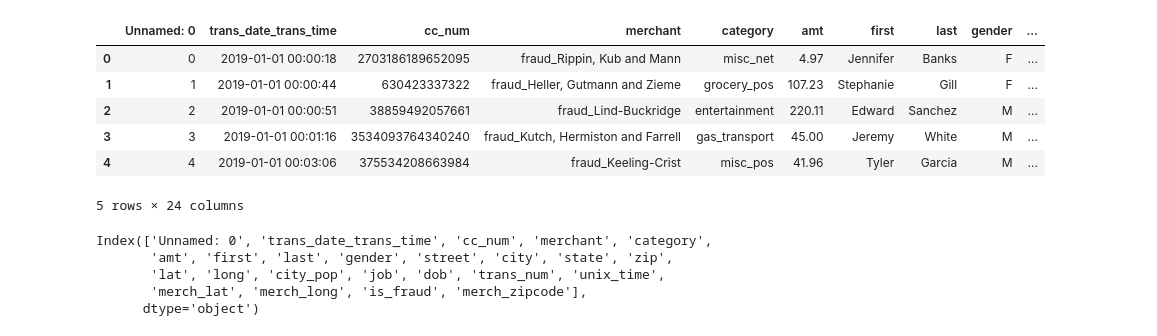
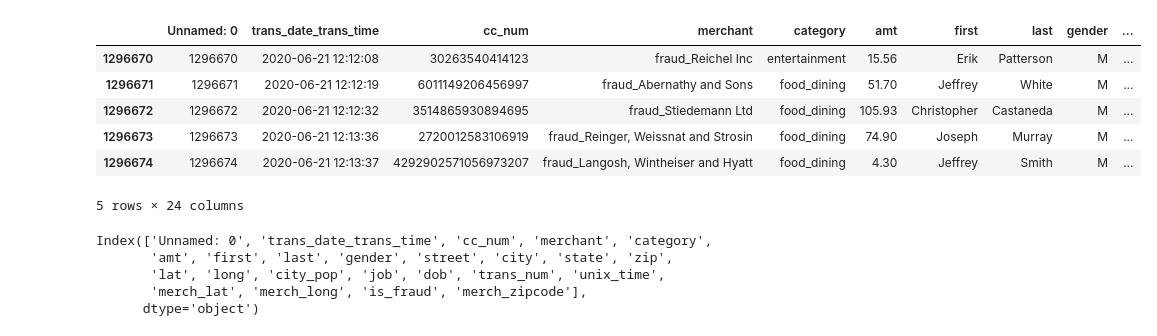
Before and after one commit to asifsemail/project1, a Jupyter notebook: CorrelationAnalysis.ipynb, the cells around one changed output. Drawn from its saved outputs; the diff is of its cells as text; code cells hidden in the pictures.

```diff
--- a/CorrelationAnalysis.ipynb
+++ b/CorrelationAnalysis.ipynb
@@ -24,13 +24,14 @@ from bokeh.models import NumeralTickFormatter
 # %%
 data = pd.read_csv('Resources/credit_card_transactions.csv')
 data.head()
+data.tail()
 # %% [output]
 |  | Unnamed: 0 | trans_date_trans_time | cc_num | merchant | category | amt | first | last | gender | ... |
-| 0 | 0 | 2019-01-01 00:00:18 | 2703186189652095 | fraud_Rippin, Kub and Mann | misc_net | 4.97 | Jennifer | Banks | F | ... |
-| 1 | 1 | 2019-01-01 00:00:44 | 630423337322 | fraud_Heller, Gutmann and Zieme | grocery_pos | 107.23 | Stephanie | Gill | F | ... |
-| 2 | 2 | 2019-01-01 00:00:51 | 38859492057661 | fraud_Lind-Buckridge | entertainment | 220.11 | Edward | Sanchez | M | ... |
-| 3 | 3 | 2019-01-01 00:01:16 | 3534093764340240 | fraud_Kutch, Hermiston and Farrell | gas_transport | 45.00 | Jeremy | White | M | ... |
-| 4 | 4 | 2019-01-01 00:03:06 | 375534208663984 | fraud_Keeling-Crist | misc_pos | 41.96 | Tyler | Garcia | M | ... |
+| 1296670 | 1296670 | 2020-06-21 12:12:08 | 30263540414123 | fraud_Reichel Inc | entertainment | 15.56 | Erik | Patterson | M | ... |
+| 1296671 | 1296671 | 2020-06-21 12:12:19 | 6011149206456997 | fraud_Abernathy and Sons | food_dining | 51.70 | Jeffrey | White | M | ... |
+| 1296672 | 1296672 | 2020-06-21 12:12:32 | 3514865930894695 | fraud_Stiedemann Ltd | food_dining | 105.93 | Christopher | Castaneda | M | ... |
+| 1296673 | 1296673 | 2020-06-21 12:13:36 | 2720012583106919 | fraud_Reinger, Weissnat and Strosin | food_dining | 74.90 | Joseph | Murray | M | ... |
+| 1296674 | 1296674 | 2020-06-21 12:13:37 | 4292902571056973207 | fraud_Langosh, Wintheiser and Hyatt | food_dining | 4.30 | Jeffrey | Smith | M | ... |
 5 rows × 24 columns
 # %%
 data.columns
```
Also changed, not shown: 2 other files.
